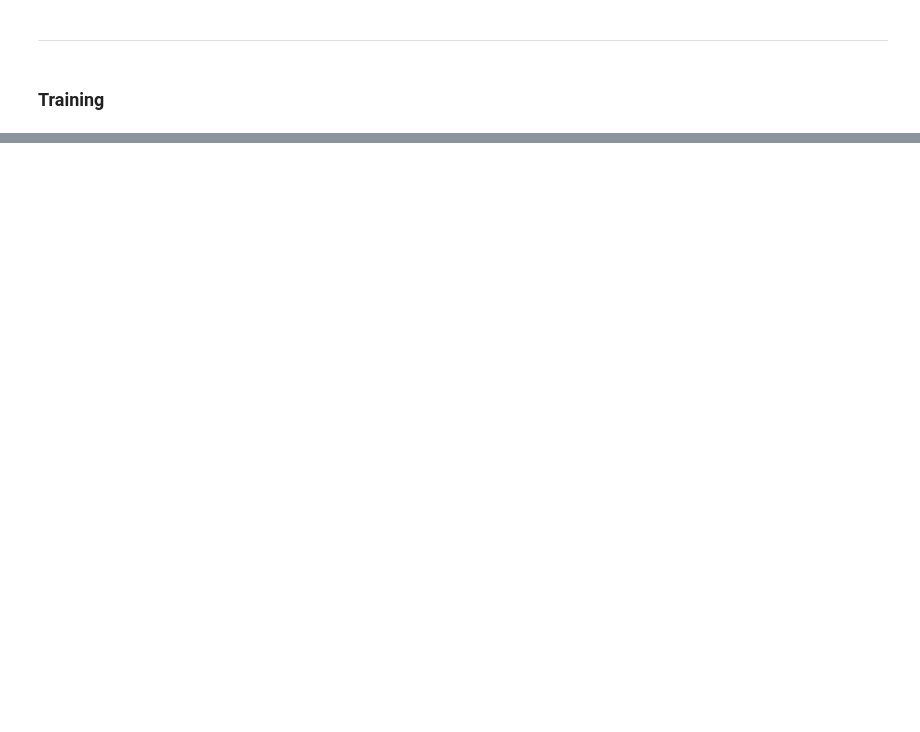
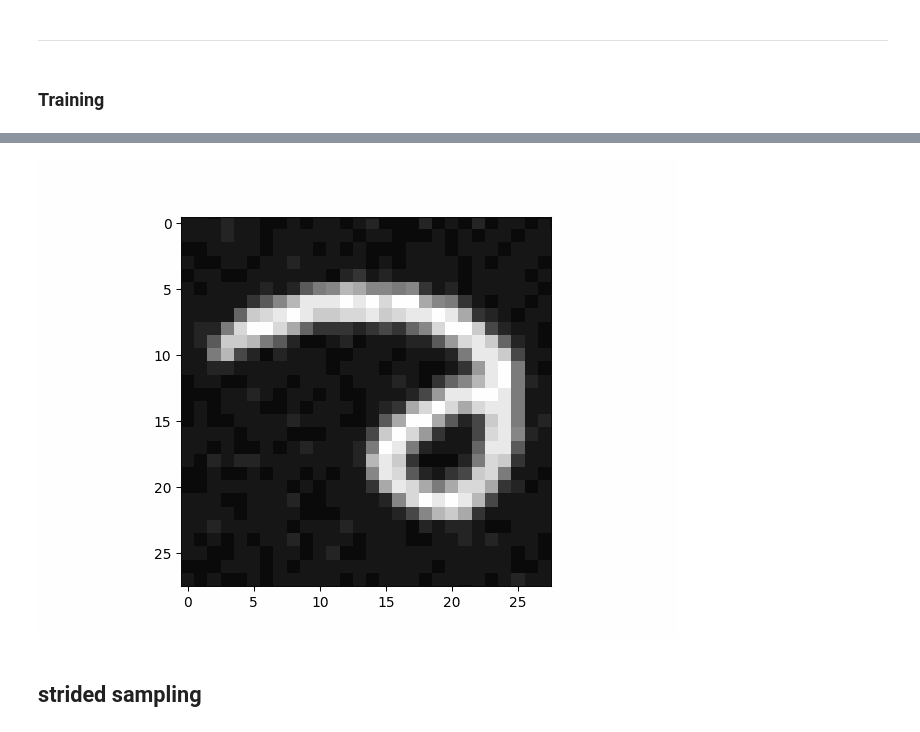
Before and after one commit to varun-ml/diffusion-models-tutorial, a Jupyter notebook: 5.EMNIST.diffusion_model.ipynb, the cells around one changed output, grey strips where cells are left out. Saved outputs shown, nothing was run; the diff lists cells and outputs as text; code cells hidden in the pictures; blank space fills up the shorter version.

```diff
--- a/5.EMNIST.diffusion_model.ipynb
+++ b/5.EMNIST.diffusion_model.ipynb
@@ -599,3 +690,10 @@ time step for image 47
+# %%
+with open('gifs/diffusion_generation.gif','rb') as f:
+  display(Image(data=f.read(), format='png'))
+# %% [output]
+[figure, added]
+# %% [markdown]
+## strided sampling
 # %%
 ## https://github.com/hojonathanho/diffusion/blob/1e0dceb3b3495bbe19116a5e1b3596cd0706c543/diffusion_tf/diffusion_utils_2.py#L196
 ## https://github.com/hojonathanho/diffusion/blob/1e0dceb3b3495bbe19116a5e1b3596cd0706c543/diffusion_tf/diffusion_utils_2.py#L78
```
Also changed, not shown: parts of 16 cells of this notebook, 2 other files.
